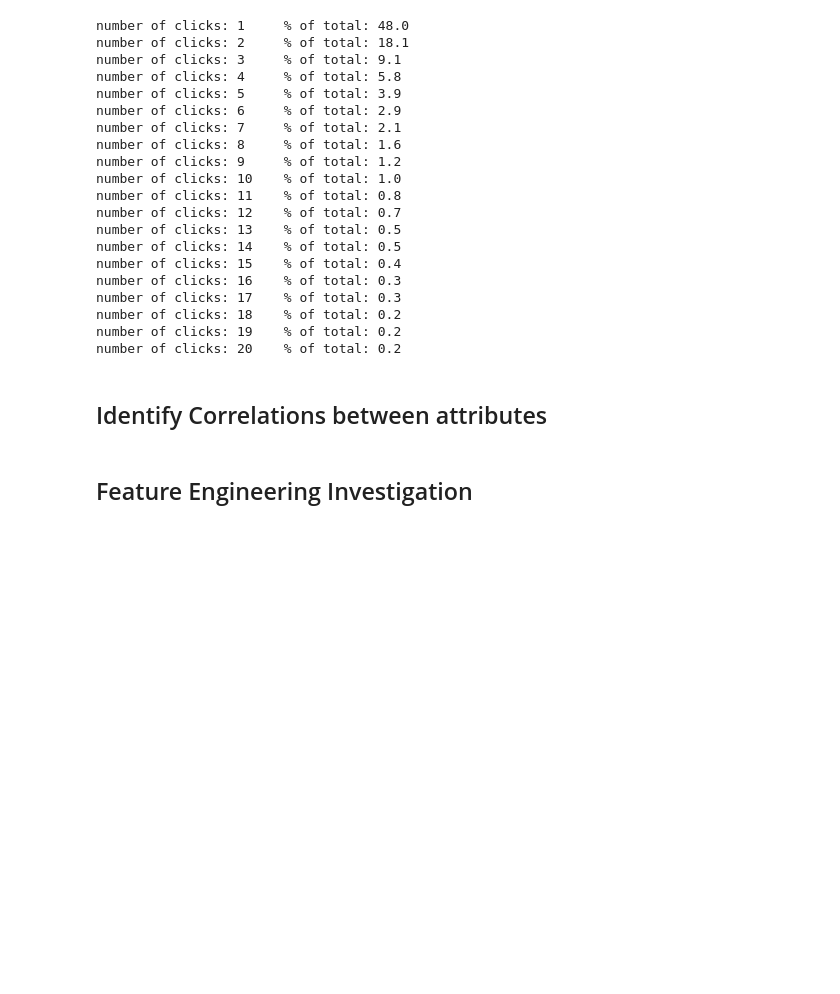
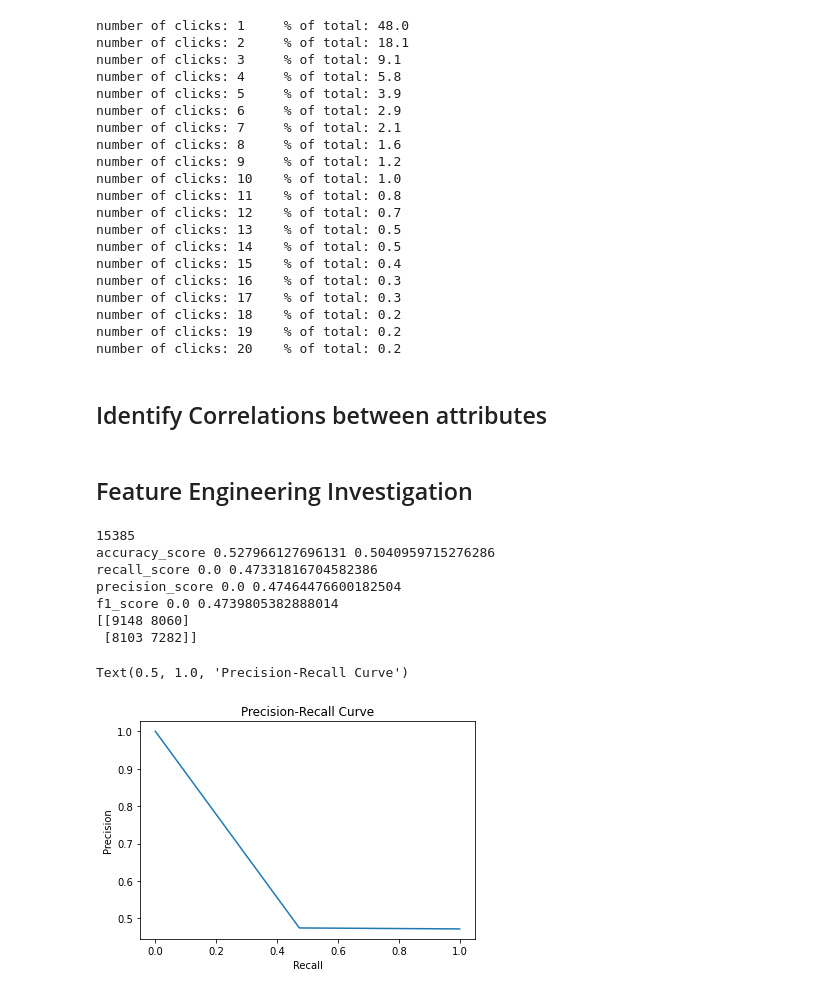
Before and after one commit to sustrev/SIADS697, a Jupyter notebook: EDA.ipynb, the cells around one changed output. Saved outputs shown, nothing was run; the diff lists cells and outputs as text; code cells hidden in the pictures; blank space fills up the shorter version.

Commit message:
Add simple code for dummy classifier examples and saving off models.

```diff
--- a/EDA.ipynb
+++ b/EDA.ipynb
@@ -524,3 +524,52 @@ number of clicks: 20    % of total: 0.2
 ## Identify Correlations between attributes
 # %% [markdown]
 ## Feature Engineering Investigation
+# %%
+from sklearn.metrics import accuracy_score, recall_score, precision_score, precision_recall_curve, f1_score, confusion_matrix
+from sklearn.dummy import DummyClassifier
+import matplotlib.pyplot as plt
+
+dummy_clf_mf = DummyClassifier(strategy='most_frequent')
+dummy_clf_prior = DummyClassifier(strategy='prior')
+dummy_clf_rand = DummyClassifier(strategy='stratified',random_state=42)
+
+pass_distinction = ['Pass', 'Distinction']
+target = [1 if x in pass_distinction else 0 for x in student_info_raw['final_result']]
+print(sum(target))
+X = [0 for x in range(len(target))]
+
+dummy_clf_mf.fit(X,target)
+dummy_clf_prior.fit(X, target)
+dummy_clf_rand.fit(X, target)
+
+pred_mf = dummy_clf_mf.predict(X)
+pred_prior = dummy_clf_prior.predict(X)
+pred_rand = dummy_clf_rand.predict(X)
+
+
+metrics = [accuracy_score,
+    recall_score,
+    precision_score,
+    f1_score]
+
+for metric in metrics:
+    print(metric.__name__,metric(target, pred_prior),metric(target, pred_rand))
+
+print(confusion_matrix(target, pred_rand))
+
+precision, recall, thresholds = precision_recall_curve(target,[x[1] for x in dummy_clf_rand.predict_proba(X)])
+
+plt.plot(recall, precision)
+plt.xlabel('Recall')
+plt.ylabel('Precision')
+plt.title('Precision-Recall Curve')
+# %% [output]
+15385
+accuracy_score 0.527966127696131 0.5040959715276286
+recall_score 0.0 0.47331816704582386
+precision_score 0.0 0.47464476600182504
+f1_score 0.0 0.4739805382888014
+[[9148 8060]
+ [8103 7282]]
+Text(0.5, 1.0, 'Precision-Recall Curve')
+[figure, added]
```
Also changed, not shown: 2 other files.
